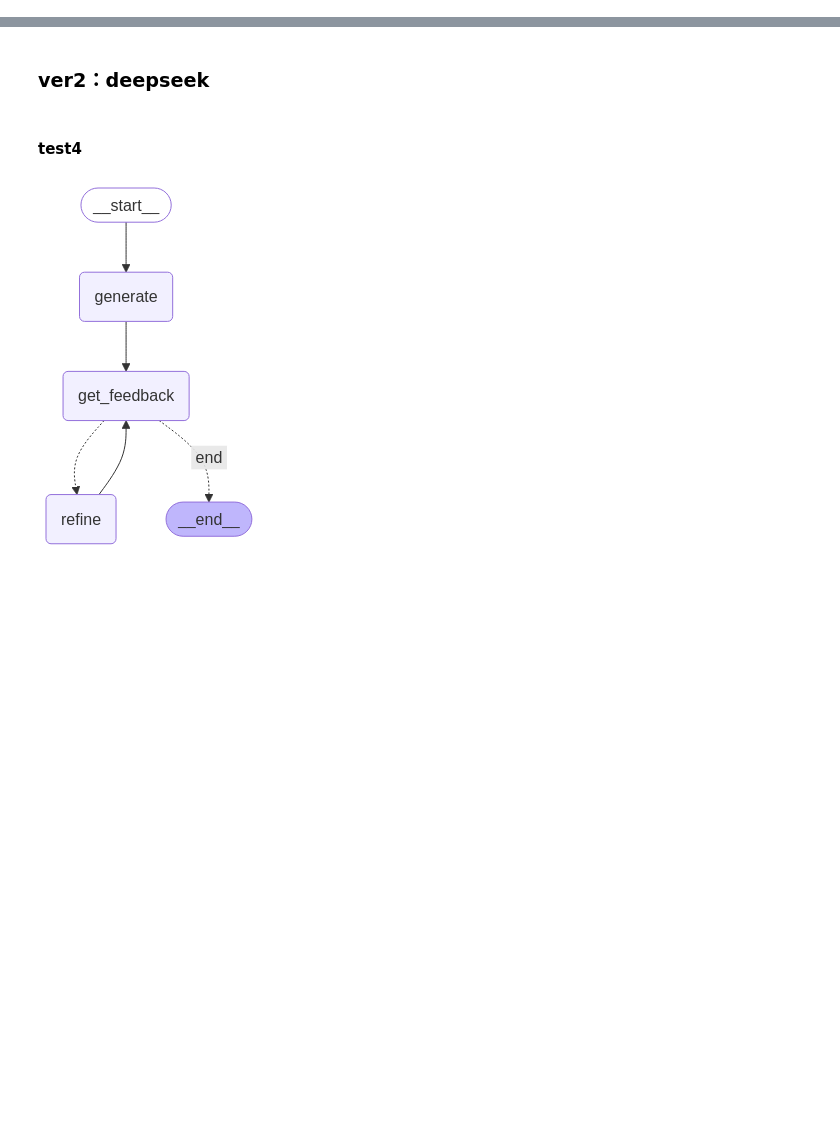
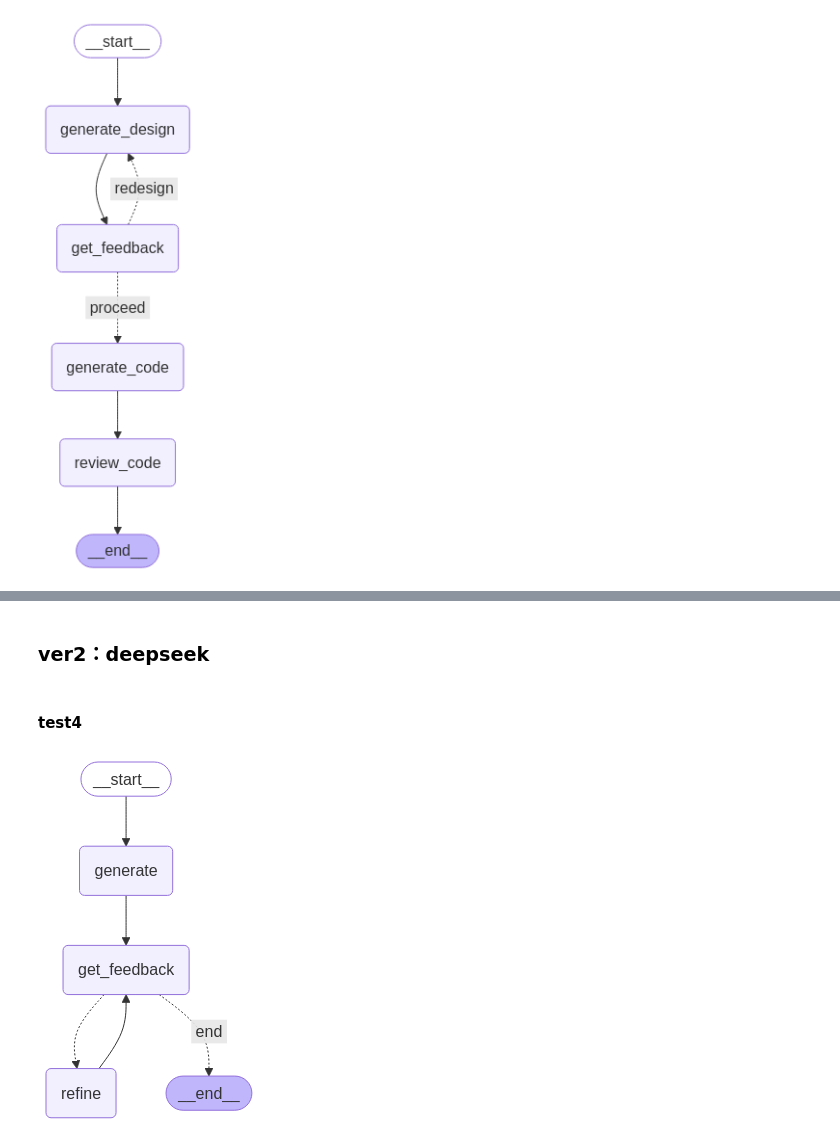
Before and after one commit to jiangjw88/ai-agent, a Jupyter notebook: gemini-api-test.ipynb, the cells around one changed output, grey strips where cells are left out. Saved outputs shown, nothing was run; the diff lists cells and outputs as text; code cells hidden in the pictures; blank space fills up the shorter version.

```diff
--- a/gemini-api-test.ipynb
+++ b/gemini-api-test.ipynb
@@ -15,0 +187,84 @@ response.text
+# %%
+from typing import TypedDict, Literal
+from langgraph.graph import StateGraph, END, START
+from langchain_google_genai import ChatGoogleGenerativeAI
+
+# 1. 统一定义状态类型（所有字段名保持一致）
+class DevState(TypedDict):
+    requirement: str
+    design_content: str  # 设计文档内容
+    code_content: str    # 生成的代码
+    review_report: str   # 审查报告
+    iteration: int
+    feedback: str
+    current_step: str
+
+# Gemini生成函数
+def generate_with_gemini(prompt: str) -> str:
+    model = ChatGoogleGenerativeAI(model="gemini-2.0-flash-thinking-exp-01-21")
+    response = model.invoke(prompt)
+    return response.content
+
+# 2. 修改所有节点函数使用正确的字段名
+def generate_design(state: DevState) -> DevState:
+    prompt = f"根据需求生成设计文档：{state['requirement']}"
+    design = generate_with_gemini(prompt)
+    return {"design_content": design, "iteration": state["iteration"] + 1}
+
+def get_design_feedback(state: DevState) -> DevState:
+    # 修正这里访问 design_content 而不是 design
+    print("\n当前设计文档：")
+    print(state["design_content"][:500] + "...")
+
+    while True:
+        feedback = input("\n请对设计提出改进意见（或输入'done'确认最终设计）：")
+        if feedback.strip():
+            return {"feedback": feedback}
+
+def generate_code(state: DevState) -> DevState:
+    # 使用 design_content 获取设计
+    prompt = f"根据设计生成代码：{state['design_content']}"
+    code = generate_with_gemini(prompt)
+    return {"code_content": code}
+
+def review_code(state: DevState) -> DevState:
+    # 使用 code_content 获取代码
+    prompt = f"审查代码：{state['code_content']}"
+    review = generate_with_gemini(prompt)
+    return {"review_report": review}
+
+# 3. 修改条件判断函数
+def should_continue(state: DevState) -> Literal["redesign", "proceed"]:
+    return "proceed" if state["feedback"].lower().strip() == "done" else "redesign"
+
+builder = StateGraph(DevState)
+
+# 添加节点（使用动词形式命名）
+builder.add_node("generate_design", generate_design)
+builder.add_node("get_feedback", get_design_feedback)
+builder.add_node("generate_code", generate_code)
+builder.add_node("review_code", review_code)
+
+# 设置流程
+builder.add_edge(START, "generate_design")
+builder.add_edge("generate_design", "get_feedback")
+
+builder.add_conditional_edges(
+    "get_feedback",
+    should_continue,
+    {
+        "redesign": "generate_design",
+        "proceed": "generate_code"
+    }
+)
+
+builder.add_edge("generate_code", "review_code")
+builder.add_edge("review_code", END)
+
+# 编译并运行
+dev_flow = builder.compile()
+# Show
+from IPython.display import Image, display
+display(Image(dev_flow.get_graph(xray=True).draw_mermaid_png()))
+# %% [output]
+[figure, added]
```
Also changed, not shown: parts of 21 cells of this notebook.
